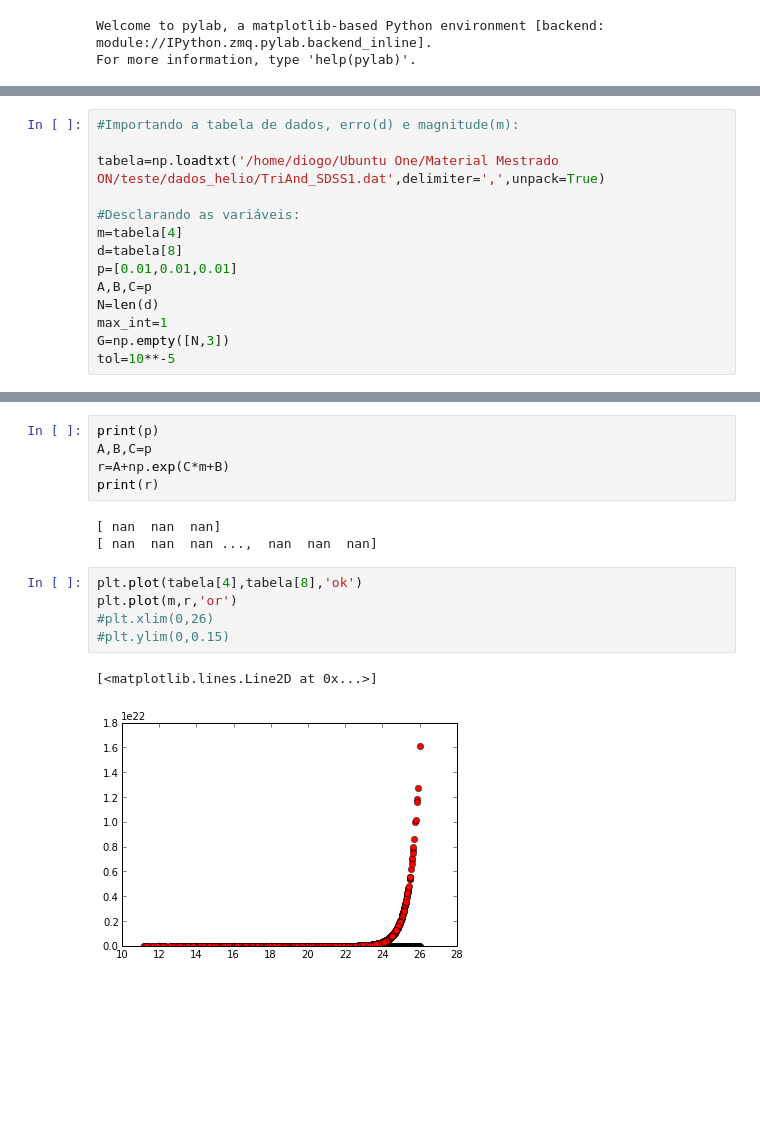
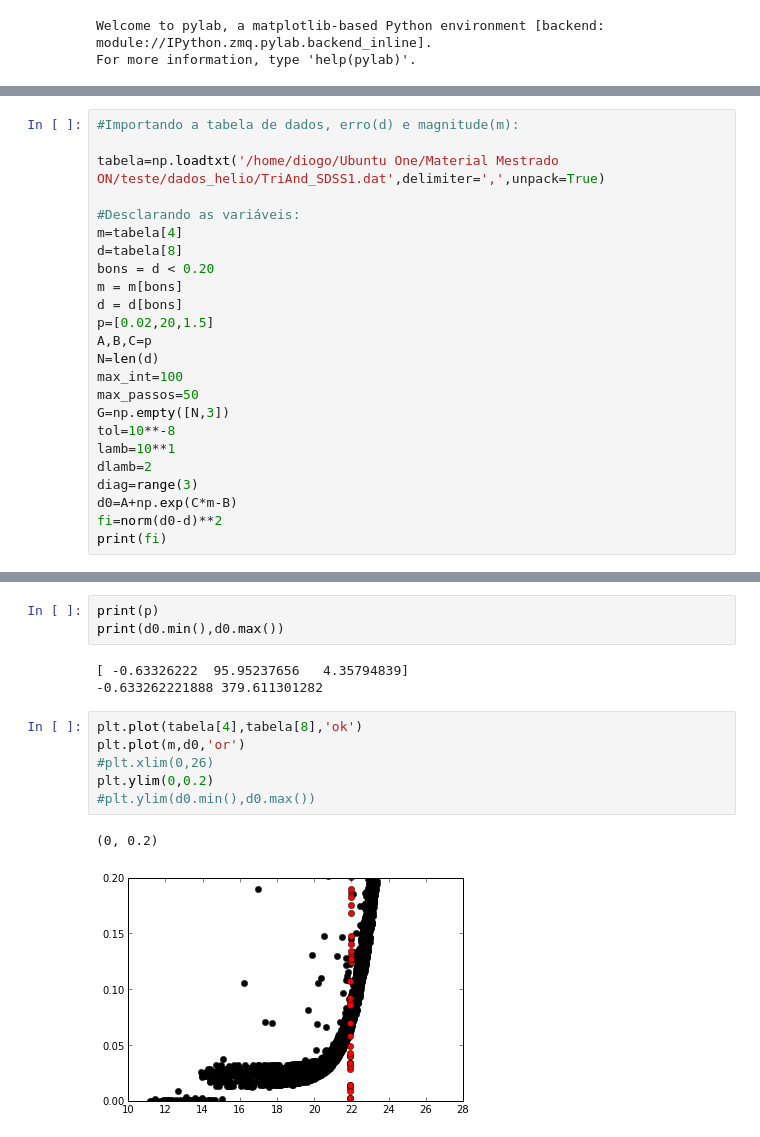
Before and after one commit to dIOGOLOC/cavalo, a Jupyter notebook: Regressão Não-linear.ipynb, the cells around one changed output, grey strips where cells are left out. Cells and saved outputs as stored; diff of their text form; blank space fills up the shorter version.

```diff
--- a/Regressão Não-linear.ipynb
+++ b/Regressão Não-linear.ipynb
@@ -15,9 +16,19 @@ tabela=np.loadtxt('/home/diogo/Ubuntu One/Material Mestrado ON/teste/dados_helio
 #Desclarando as variáveis:
 m=tabela[4]
 d=tabela[8]
-p=[0.01,0.01,0.01]
+bons = d < 0.20
+m = m[bons]
+d = d[bons]
+p=[0.02,20,1.5]
 A,B,C=p
 N=len(d)
-max_int=1
+max_int=100
+max_passos=50
 G=np.empty([N,3])
-tol=10**-5
+tol=10**-8
+lamb=10**1
+dlamb=2
+diag=range(3)
+d0=A+np.exp(C*m-B)
+fi=norm(d0-d)**2
+print(fi)
@@ -49,16 +99,15 @@ print(i)
-# %%
-print(p)
-A,B,C=p
-r=A+np.exp(C*m+B)
-print(r)
-# %% [output]
-[ nan  nan  nan]
-[ nan  nan  nan ...,  nan  nan  nan]
+# %%
+print(p)
+print(d0.min(),d0.max())
+# %% [output]
+[ -0.63326222  95.95237656   4.35794839]
+-0.633262221888 379.611301282
 # %%
 plt.plot(tabela[4],tabela[8],'ok')
-plt.plot(m,r,'or')
+plt.plot(m,d0,'or')
 #plt.xlim(0,26)
-#plt.ylim(0,0.15)
+plt.ylim(0,0.2)
+#plt.ylim(d0.min(),d0.max())
 # %% [output]
-[<matplotlib.lines.Line2D at 0x...>]
+(0, 0.2)
-[figure, old version]
+[figure, new version]
```
Also changed, not shown: parts of 5 cells of this notebook.
